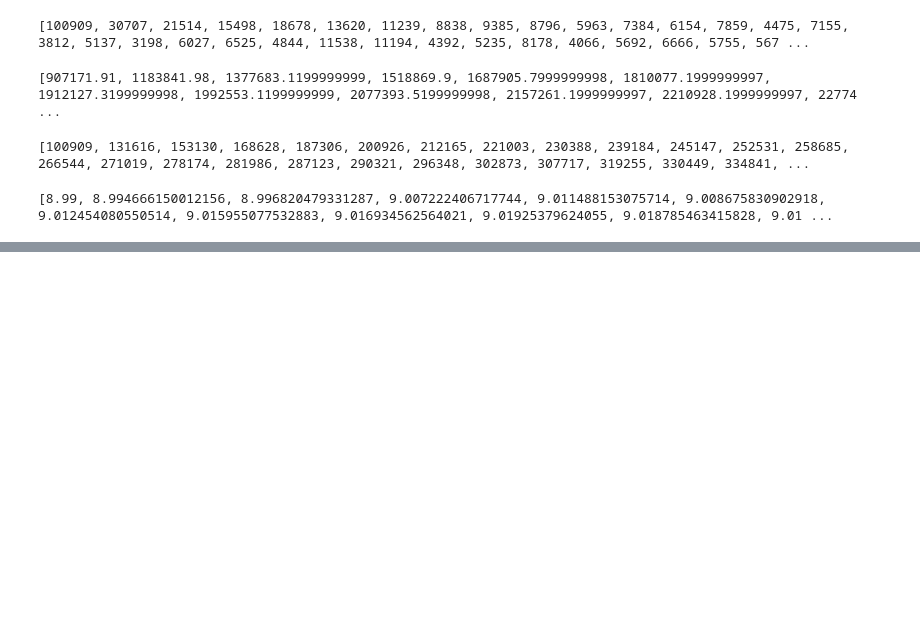
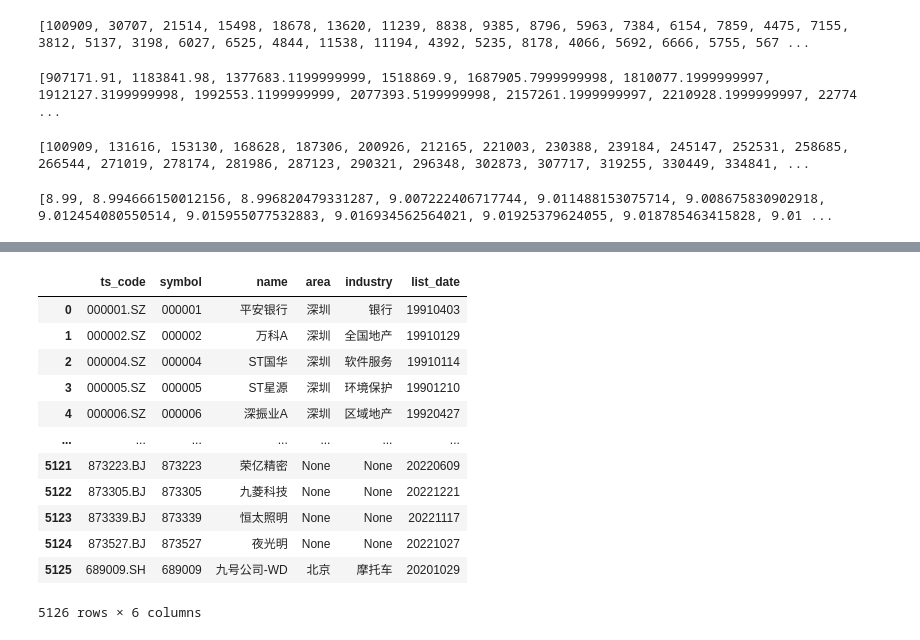
Before and after one commit to x0chaoren0s/lh2, a Jupyter notebook: test.ipynb, the cells around one changed output, grey strips where cells are left out. Saved outputs shown, nothing was run; the diff lists cells and outputs as text; code cells hidden in the pictures; blank space fills up the shorter version.

```diff
--- a/test.ipynb
+++ b/test.ipynb
@@ -66,0 +90,20 @@ print(avg_price)
+# %%
+pro = ts.pro_api()
+
+#查询当前所有正常上市交易的股票列表
+
+pro.stock_basic(exchange='', list_status='L', fields='ts_code,symbol,name,area,industry,list_date')
+# %% [output]
+|  | ts_code | symbol | name | area | industry | list_date |
+| 0 | 000001.SZ | 000001 | 平安银行 | 深圳 | 银行 | 19910403 |
+| 1 | 000002.SZ | 000002 | 万科A | 深圳 | 全国地产 | 19910129 |
+| 2 | 000004.SZ | 000004 | ST国华 | 深圳 | 软件服务 | 19910114 |
+| 3 | 000005.SZ | 000005 | ST星源 | 深圳 | 环境保护 | 19901210 |
+| 4 | 000006.SZ | 000006 | 深振业A | 深圳 | 区域地产 | 19920427 |
+| ... | ... | ... | ... | ... | ... | ... |
+| 5121 | 873223.BJ | 873223 | 荣亿精密 | None | None | 20220609 |
+| 5122 | 873305.BJ | 873305 | 九菱科技 | None | None | 20221221 |
+| 5123 | 873339.BJ | 873339 | 恒太照明 | None | None | 20221117 |
+| 5124 | 873527.BJ | 873527 | 夜光明 | None | None | 20221027 |
+| 5125 | 689009.SH | 689009 | 九号公司-WD | 北京 | 摩托车 | 20201029 |
+5126 rows × 6 columns
```
Also changed, not shown: parts of 8 cells of this notebook, 4 other files.
